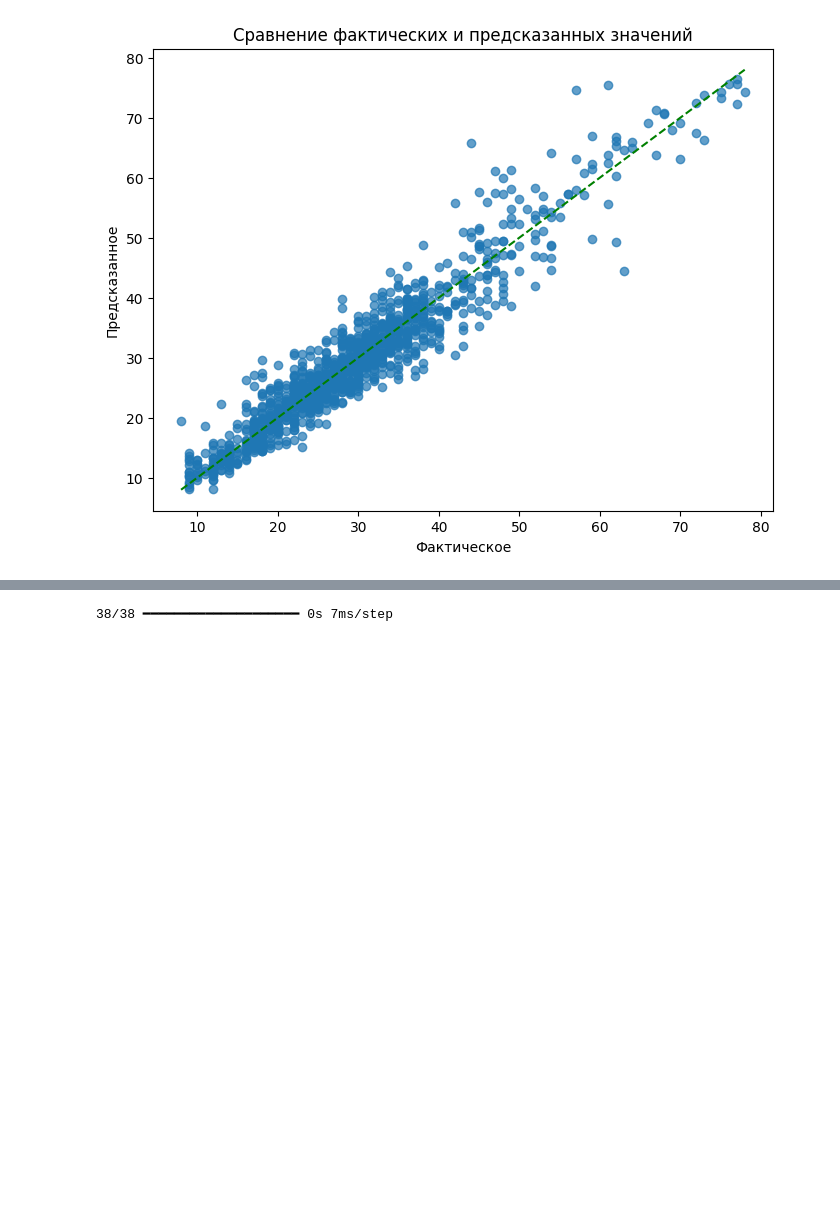
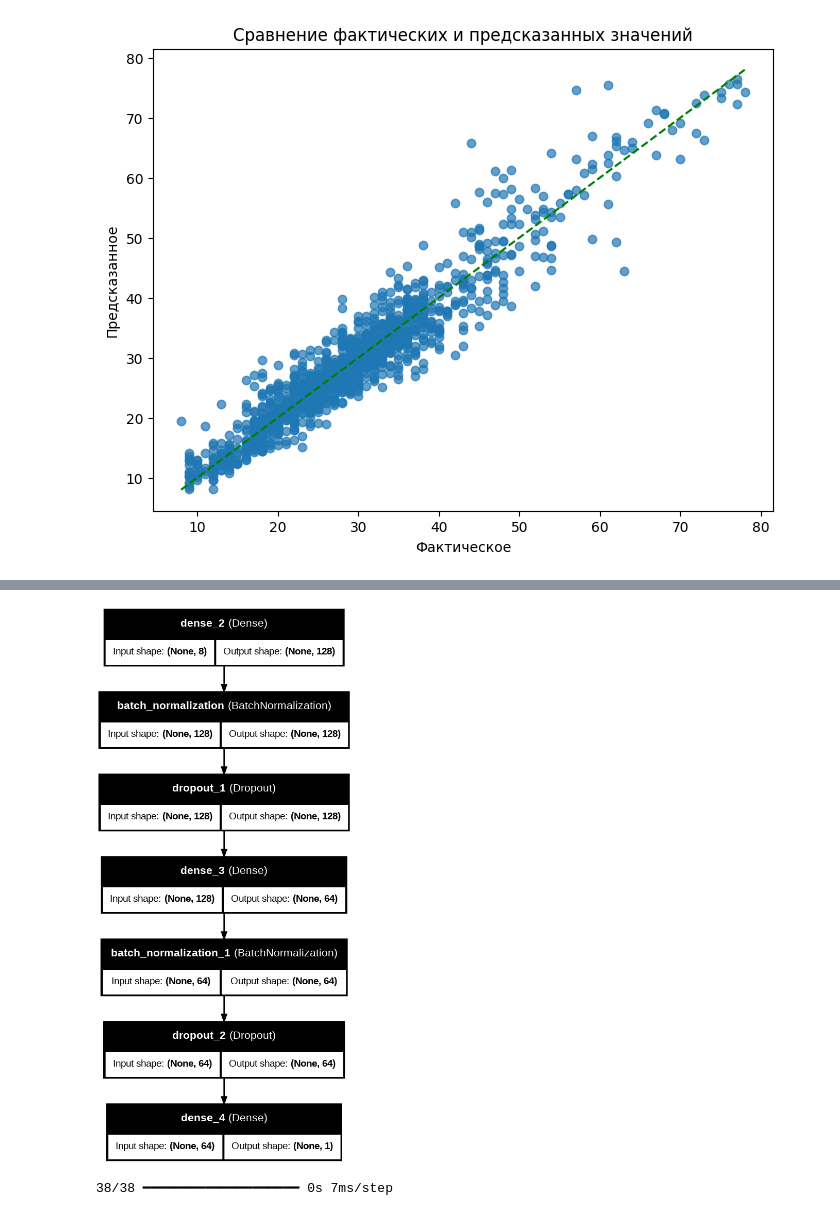
Before and after one commit to kristina-skoptsova/diplom, a Jupyter notebook: diplom.ipynb, the cells around one changed output, grey strips where cells are left out. Saved outputs shown, nothing was run; the diff lists cells and outputs as text; code cells hidden in the pictures; blank space fills up the shorter version.

```diff
--- a/diplom.ipynb
+++ b/diplom.ipynb
@@ -509,3 +538,14 @@ Test Loss: 0.03648914396762848, Test MAE: 4.269229412078857
+# %%
+# Визуализация в виде дерева
+plot_model(
+    model_mlp,
+    to_file='model_mlp_plot.png',
+    show_shapes=True,
+    show_layer_names=True,
+    dpi=96
+)
+# %% [output]
+[figure, added]
 # %%
 # Предсказание модели
 predictions = model_mlp.predict(X_test)
```
Also changed, not shown: parts of 8 cells of this notebook.
